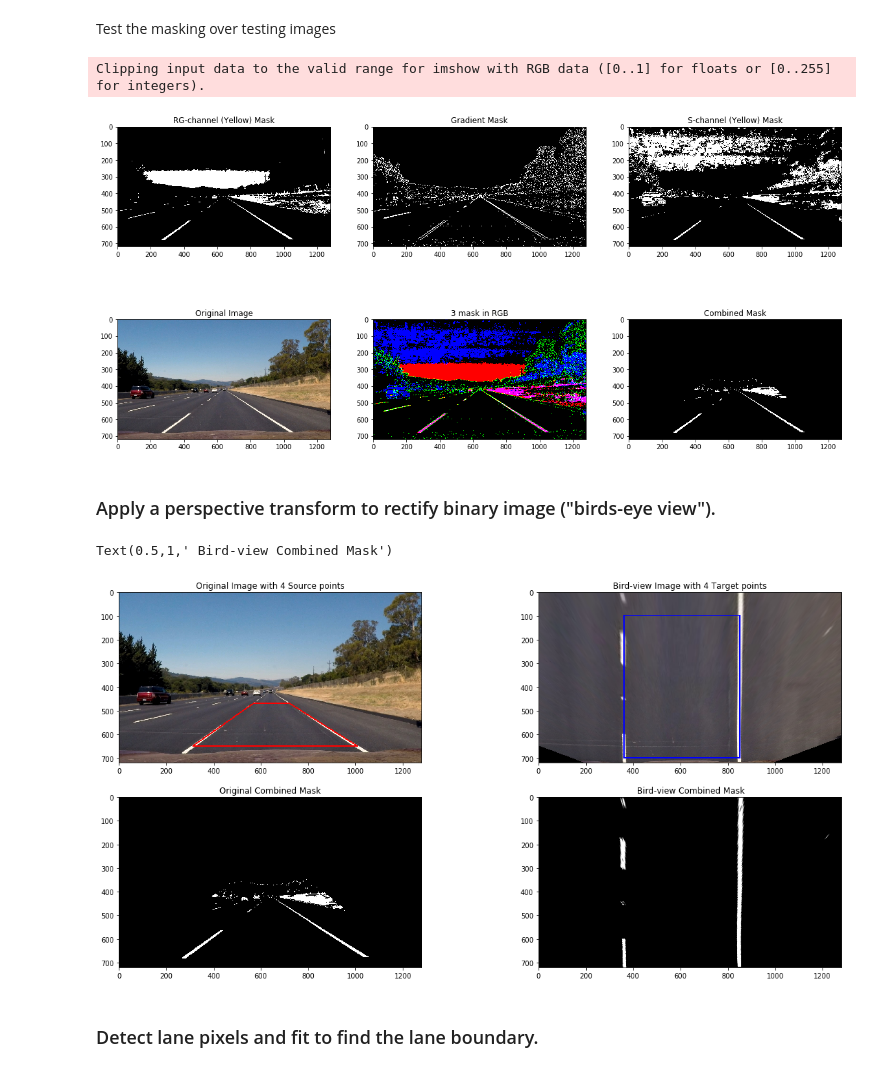
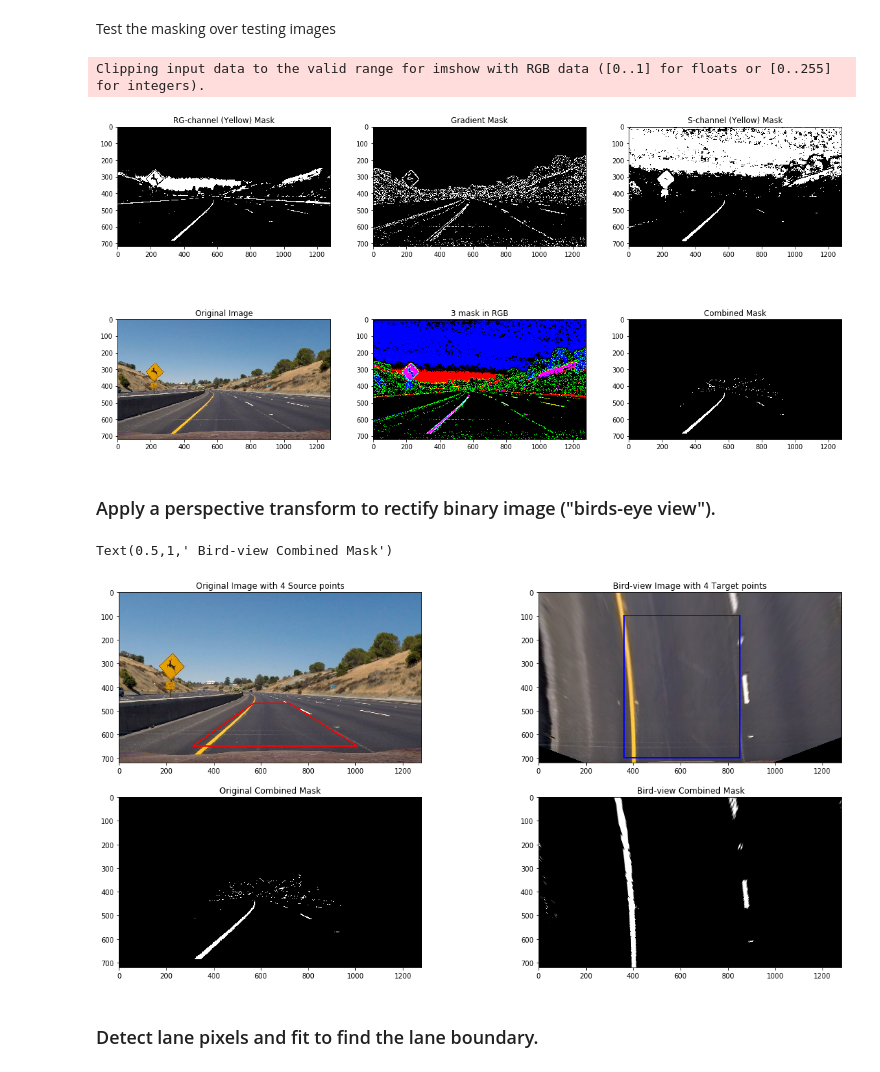
Before and after one commit to StevenShuoFeng/CarND-Advanced-Lane-Lines, a Jupyter notebook: pipeline.ipynb, the cells around one changed output. Saved outputs shown, nothing was run; the diff lists cells and outputs as text; code cells hidden in the pictures.

```diff
--- a/pipeline.ipynb
+++ b/pipeline.ipynb
@@ -201,41 +201,41 @@ Test the masking over testing images
 # %%
 # ------------------------------------
 plt.rcParams['figure.figsize'] = (20, 10)
-testFn = 'test_images/straight_lines2.jpg'
+testFn = 'test_images/test2.jpg'
 imgTest = cv2.imread(testFn)
 
 # get all individual masks for check
 am = findAllMasks(imgTest)
 
 rg_mask = am['rg']
 gradient_mask = am['grad']
 s_mask = am['s']
 roi_mask = am['roi']
 
 # the final combined mask
 combinedMask = combineMasks(imgTest)
 
 # Display
 f, axhandles = plt.subplots(2, 3, figsize=(20,10))
 
 axhandles[0, 0].imshow(rg_mask*255, cmap='gray')
 axhandles[0, 0].set_title('RG-channel (Yellow) Mask')
 axhandles[0, 1].imshow(gradient_mask*255, cmap='gray')
 axhandles[0, 1].set_title('Gradient Mask')
 axhandles[0, 2].imshow(s_mask*255, cmap='gray')
 axhandles[0, 2].set_title('S-channel (Yellow) Mask')
 
 axhandles[1, 0].imshow(cv2.cvtColor(imgTest, cv2.COLOR_BGR2RGB))
 axhandles[1, 0].set_title('Original Image')
 axhandles[1, 1].imshow(mergeMasks2RGB([rg_mask, gradient_mask, s_mask]))
 axhandles[1, 1].set_title('3 mask in RGB')
 axhandles[1, 2].imshow(combinedMask, cmap='gray')
 axhandles[1, 2].set_title('Combined Mask')
 
 plt.show()
 # %% [output]
 Clipping input data to the valid range for imshow with RGB data ([0..1] for floats or [0..255] for integers).
-[figure, old version]
+[figure, new version]
 # %% [markdown]
 ### Apply a perspective transform to rectify binary image ("birds-eye view").
 # %%
@@ -279,7 +279,7 @@ axhandles[1,1].imshow(mask_bird, cmap = 'gray')
 axhandles[1,1].set_title(' Bird-view Combined Mask')
 # %% [output]
 Text(0.5,1,' Bird-view Combined Mask')
-[figure, old version]
+[figure, new version]
 # %% [markdown]
 ### Detect lane pixels and fit to find the lane boundary.
 # %%
```
Also changed, not shown: parts of 4 cells of this notebook.
